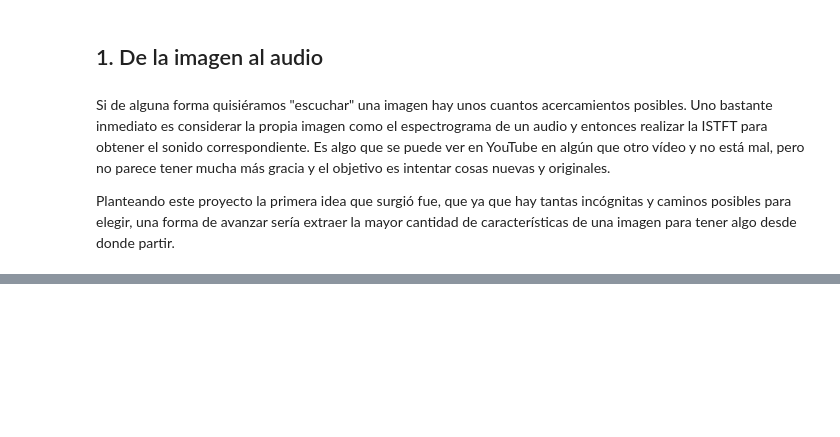
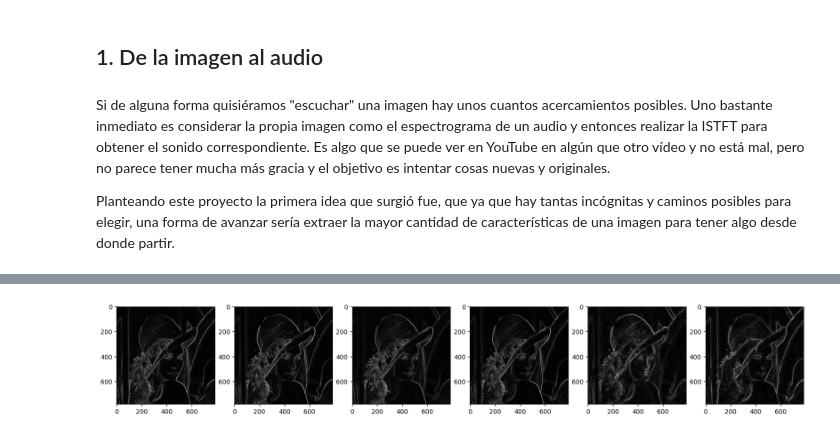
Before and after one commit to Gabriel-Page-Chiva/PixelSounds, a Jupyter notebook: entregaRobAro.ipynb, the cells around one changed output, grey strips where cells are left out. Cells and saved outputs as stored; diff of their text form; code cells hidden in the pictures; blank space fills up the shorter version.

```diff
--- a/entregaRobAro.ipynb
+++ b/entregaRobAro.ipynb
@@ -12,0 +113,23 @@ Planteando este proyecto la primera idea que surgió fue, que ya que hay tantas
+# %%
+gradiente_r  = ps.gradiente(r)
+gradiente_g  = ps.gradiente(g)
+gradiente_b  = ps.gradiente(b)
+gradiente_y  = ps.gradiente(y)
+gradiente_cb = ps.gradiente(cb)
+gradiente_cr = ps.gradiente(cr)
+# %%
+plt.figure(figsize=(20, 7))
+plt.subplot(161)
+_ = plt.imshow(gradiente_r, cmap="Greys")
+plt.subplot(162)
+_ = plt.imshow(gradiente_g, cmap="Greys")
+plt.subplot(163)
+_ = plt.imshow(gradiente_b, cmap="Greys")
+plt.subplot(164)
+_ = plt.imshow(gradiente_y, cmap="Greys")
+plt.subplot(165)
+_ = plt.imshow(gradiente_cb, cmap="Greys")
+plt.subplot(166)
+_ = plt.imshow(gradiente_cr, cmap="Greys")
+# %% [output]
+[figure, added]
```
Also changed, not shown: parts of 16 cells of this notebook.
